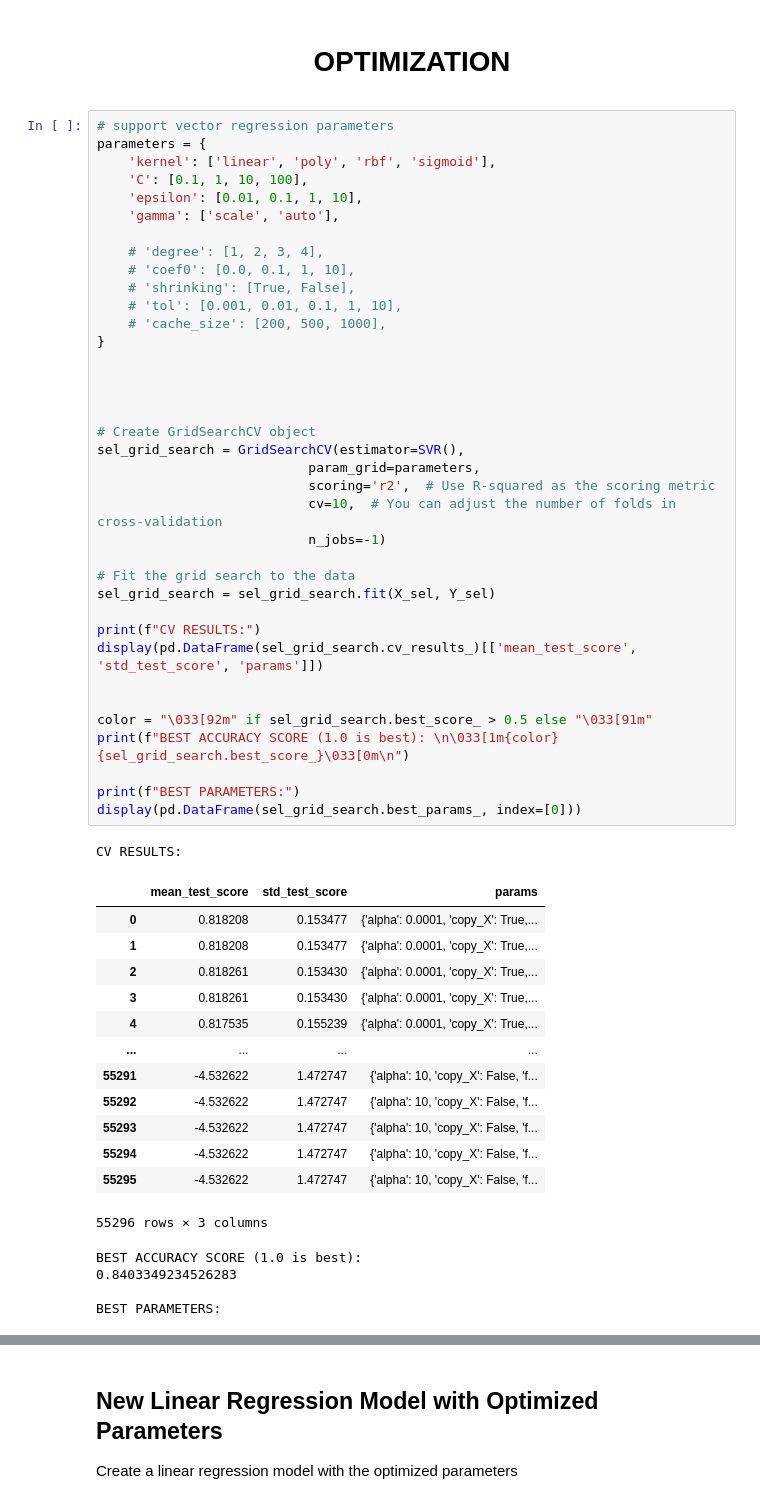
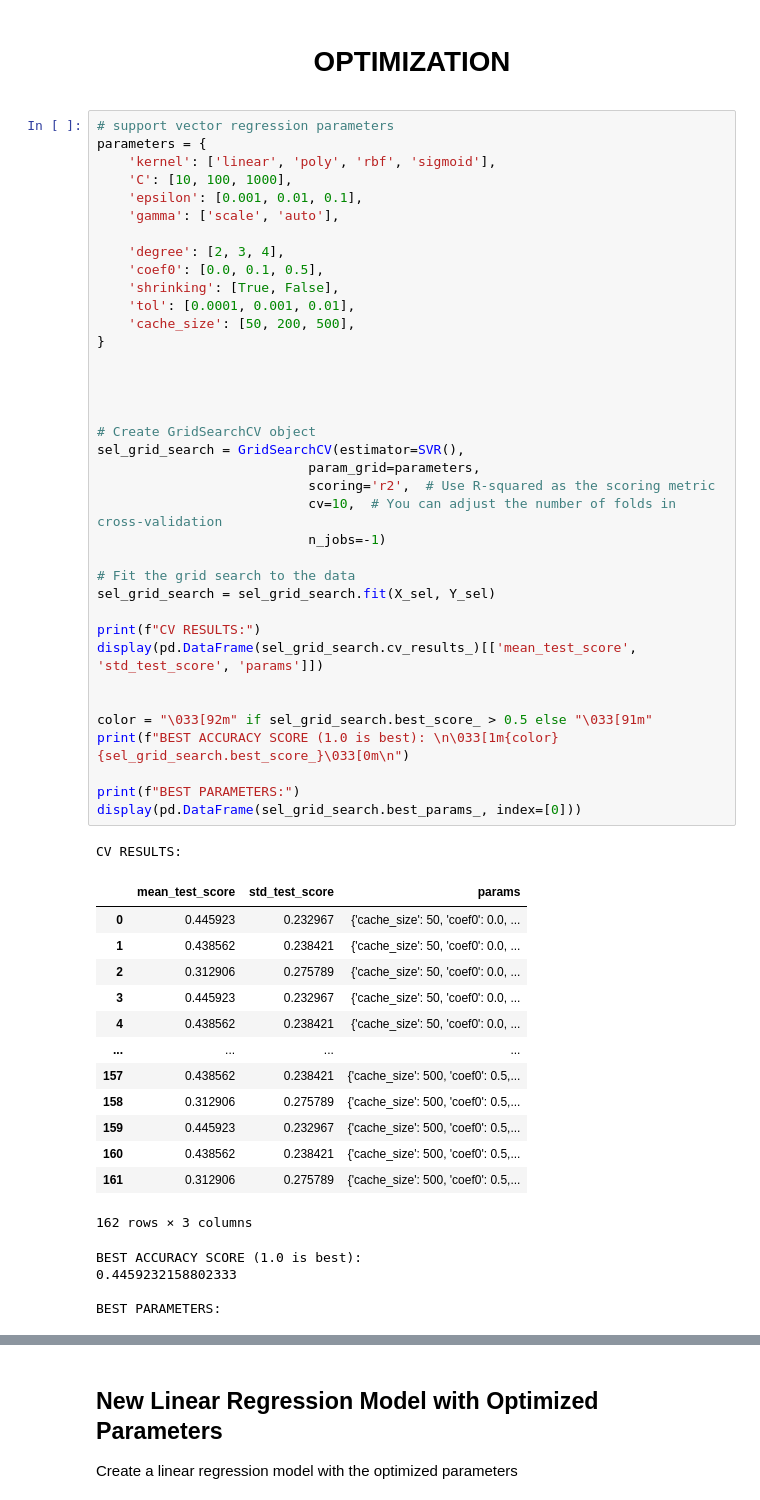
Before and after one commit to RenzVillegas24/JupyterML, a Jupyter notebook: 24.01.10_Activity_1/Group 11_Support Vector Regression.ipynb, the cells around one changed output, grey strips where cells are left out. Drawn from its saved outputs; the diff is of its cells as text.

```diff
--- a/24.01.10_Activity_1/Group 11_Support Vector Regression.ipynb
+++ b/24.01.10_Activity_1/Group 11_Support Vector Regression.ipynb
@@ -601,55 +603,55 @@ The **Support Vector Regression** model was the 3rd best model for the selected
 # support vector regression parameters
 parameters = {
     'kernel': ['linear', 'poly', 'rbf', 'sigmoid'],
-    'C': [0.1, 1, 10, 100],
-    'epsilon': [0.01, 0.1, 1, 10],
+    'C': [10, 100, 1000],
+    'epsilon': [0.001, 0.01, 0.1],
     'gamma': ['scale', 'auto'],
 
-    # 'degree': [1, 2, 3, 4],
-    # 'coef0': [0.0, 0.1, 1, 10],
-    # 'shrinking': [True, False],
-    # 'tol': [0.001, 0.01, 0.1, 1, 10],
-    # 'cache_size': [200, 500, 1000],
+    'degree': [2, 3, 4],
+    'coef0': [0.0, 0.1, 0.5],
+    'shrinking': [True, False],
+    'tol': [0.0001, 0.001, 0.01],
+    'cache_size': [50, 200, 500],
 }
 
 
 
 
 # Create GridSearchCV object
 sel_grid_search = GridSearchCV(estimator=SVR(),
                            param_grid=parameters,
                            scoring='r2',  # Use R-squared as the scoring metric
                            cv=10,  # You can adjust the number of folds in cross-validation
                            n_jobs=-1)
 
 # Fit the grid search to the data
 sel_grid_search = sel_grid_search.fit(X_sel, Y_sel)
 
 print(f"CV RESULTS:")
 display(pd.DataFrame(sel_grid_search.cv_results_)[['mean_test_score', 'std_test_score', 'params']])
 
 
 color = "\033[92m" if sel_grid_search.best_score_ > 0.5 else "\033[91m"
 print(f"BEST ACCURACY SCORE (1.0 is best): \n\033[1m{color}{sel_grid_search.best_score_}\033[0m\n")
 
 print(f"BEST PARAMETERS:")
 display(pd.DataFrame(sel_grid_search.best_params_, index=[0]))
 # %% [output]
 CV RESULTS:
 |  | mean_test_score | std_test_score | params |
-| 0 | 0.818208 | 0.153477 | {'alpha': 0.0001, 'copy_X': True,... |
-| 1 | 0.818208 | 0.153477 | {'alpha': 0.0001, 'copy_X': True,... |
-| 2 | 0.818261 | 0.153430 | {'alpha': 0.0001, 'copy_X': True,... |
-| 3 | 0.818261 | 0.153430 | {'alpha': 0.0001, 'copy_X': True,... |
-| 4 | 0.817535 | 0.155239 | {'alpha': 0.0001, 'copy_X': True,... |
+| 0 | 0.445923 | 0.232967 | {'cache_size': 50, 'coef0': 0.0, ... |
+| 1 | 0.438562 | 0.238421 | {'cache_size': 50, 'coef0': 0.0, ... |
+| 2 | 0.312906 | 0.275789 | {'cache_size': 50, 'coef0': 0.0, ... |
+| 3 | 0.445923 | 0.232967 | {'cache_size': 50, 'coef0': 0.0, ... |
+| 4 | 0.438562 | 0.238421 | {'cache_size': 50, 'coef0': 0.0, ... |
 | ... | ... | ... | ... |
-| 55291 | -4.532622 | 1.472747 | {'alpha': 10, 'copy_X': False, 'f... |
-| 55292 | -4.532622 | 1.472747 | {'alpha': 10, 'copy_X': False, 'f... |
-| 55293 | -4.532622 | 1.472747 | {'alpha': 10, 'copy_X': False, 'f... |
-| 55294 | -4.532622 | 1.472747 | {'alpha': 10, 'copy_X': False, 'f... |
-| 55295 | -4.532622 | 1.472747 | {'alpha': 10, 'copy_X': False, 'f... |
+| 157 | 0.438562 | 0.238421 | {'cache_size': 500, 'coef0': 0.5,... |
+| 158 | 0.312906 | 0.275789 | {'cache_size': 500, 'coef0': 0.5,... |
+| 159 | 0.445923 | 0.232967 | {'cache_size': 500, 'coef0': 0.5,... |
+| 160 | 0.438562 | 0.238421 | {'cache_size': 500, 'coef0': 0.5,... |
+| 161 | 0.312906 | 0.275789 | {'cache_size': 500, 'coef0': 0.5,... |
-55296 rows × 3 columns
+162 rows × 3 columns
 BEST ACCURACY SCORE (1.0 is best):
-0.8403349234526283
+0.4459232158802333
 
 BEST PARAMETERS:
```
Also changed, not shown: parts of 14 cells of this notebook, 3 other files.
